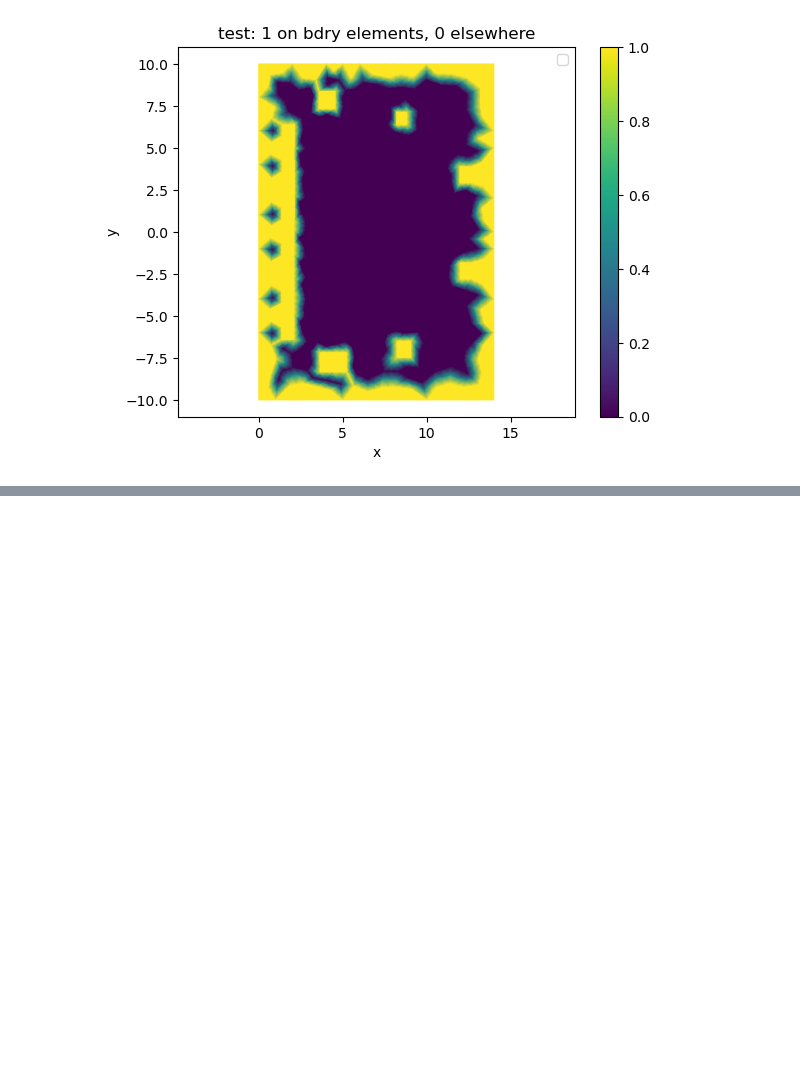
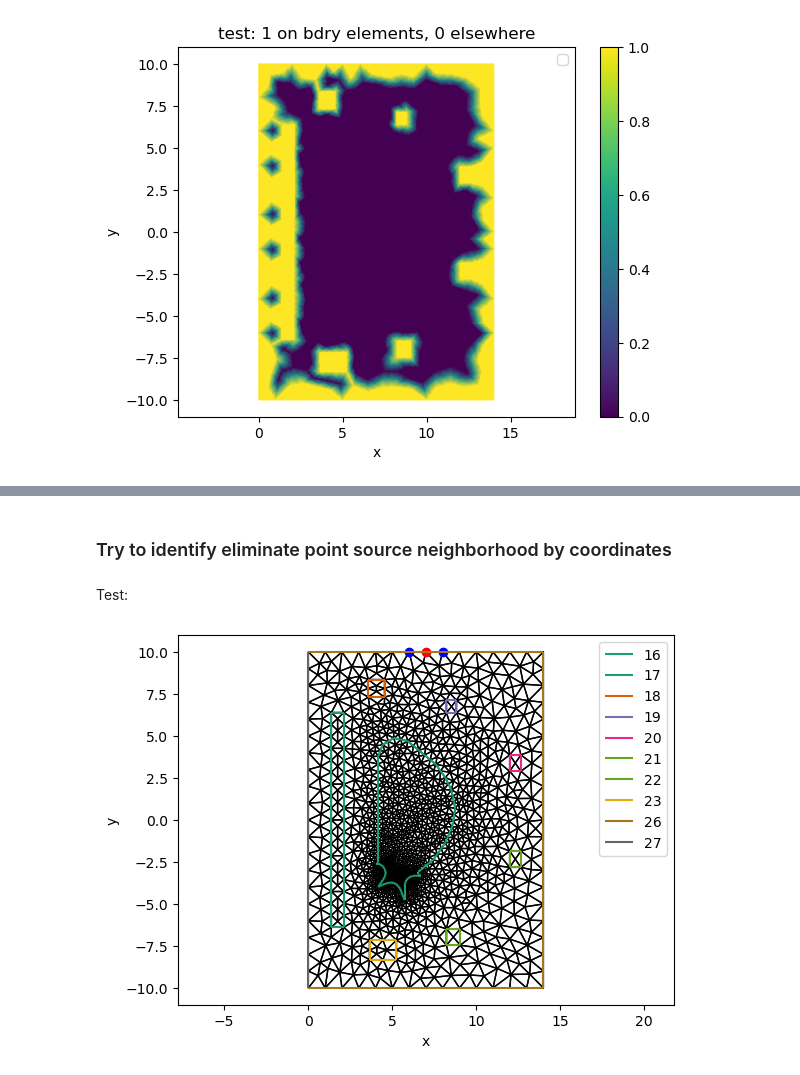
Before and after one commit to lucaciarimboli/tesi, a Jupyter notebook: FreeBoundary/notebooks/BEM.ipynb, the cells around one changed output, grey strips where cells are left out. Drawn from its saved outputs; the diff is of its cells as text; code cells hidden in the pictures; blank space fills up the shorter version.

```diff
--- a/FreeBoundary/notebooks/BEM.ipynb
+++ b/FreeBoundary/notebooks/BEM.ipynb
@@ -296,0 +491,2 @@ Q = FunctionSpace(m, "DG", 0)
+# %% [markdown]
+### Try to identify eliminate point source neighborhood by coordinates
@@ -296,0 +548,19 @@ Q = FunctionSpace(m, "DG", 0)
+# %% [markdown]
+Test:
+# %%
+# Plot mesh and dof:
+dof_ccord = bc.dof_coords[dof]
+
+fig, ax = plt.subplots()
+triplot(mesh, axes=ax)
+plt.scatter(dof_ccord[0], dof_ccord[1], color='red')
+plt.scatter(X1[0], X1[1], color='blue')
+if isinstance(X2, np.ndarray):
+    plt.scatter(X2[0], X2[1], color='blue')
+plt.xlabel("x")
+plt.ylabel("y")
+plt.legend()
+plt.axis('equal')
+plt.show()
+# %% [output]
+[figure, added]
```
Also changed, not shown: parts of 49 cells of this notebook, 11 other files.
